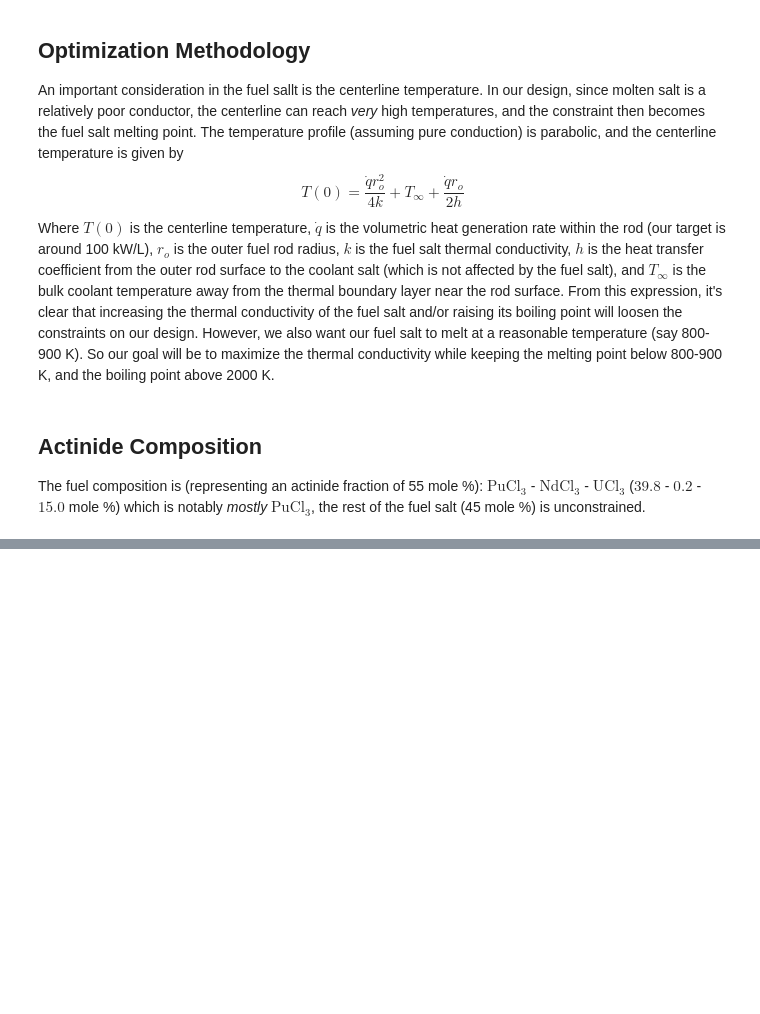
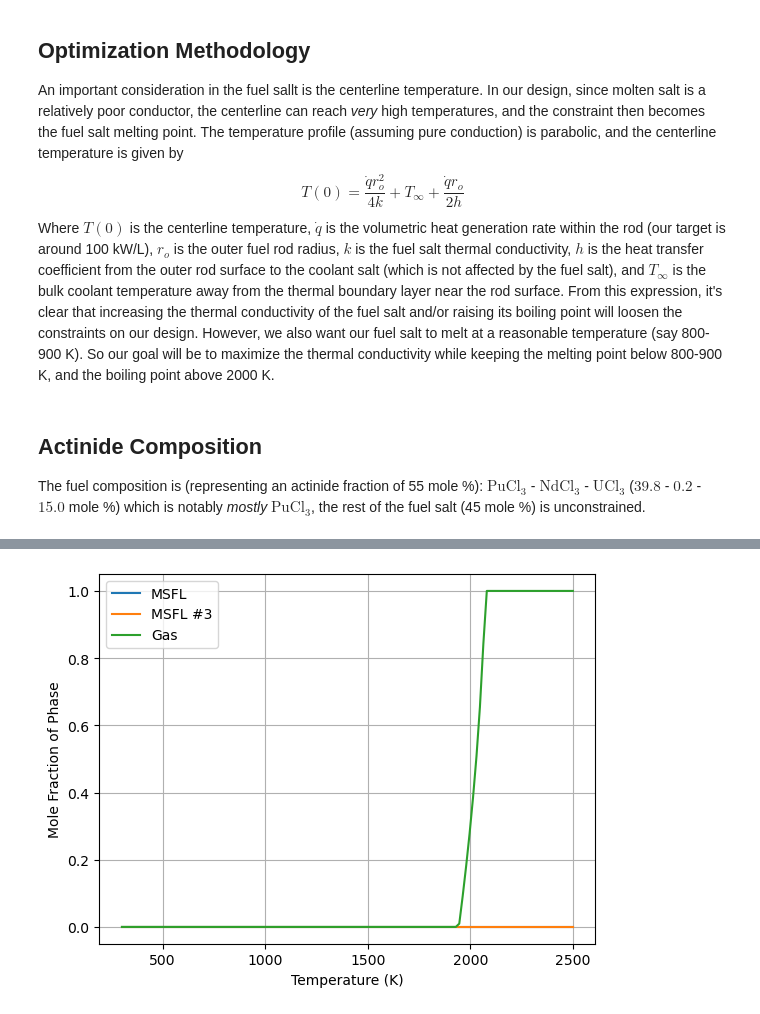
Before and after one commit to mlouis9/senior-design, a Jupyter notebook: saltOptimization/thermophysicalProperties/fuelOptimization.ipynb, the cells around one changed output, grey strips where cells are left out. Cells and saved outputs as stored; diff of their text form; code cells hidden in the pictures; blank space fills up the shorter version.

```diff
--- a/saltOptimization/thermophysicalProperties/fuelOptimization.ipynb
+++ b/saltOptimization/thermophysicalProperties/fuelOptimization.ipynb
@@ -131,0 +238,17 @@ NameError: name 'tta' is not defined
+# %%
+output = tta.thermoOut(output_path / output_name)
+temperatures = output.temperatures.values()
+mole_fraction_liquid = output.get_phase_fraction('MSCL')
+mole_fraction_liquid_3 = output.get_phase_fraction('MSCL#3')
+mole_fraction_gas = output.get_phase_fraction('gas_ideal')
+
+plt.plot(temperatures, np.array(mole_fraction_liquid) + np.array(mole_fraction_liquid_3), label='MSCL')
+plt.plot(temperatures, mole_fraction_liquid_3, label='MSCL #3')
+plt.plot(temperatures, mole_fraction_gas, label='Gas')
+plt.xlabel('Temperature (K)')
+plt.ylabel('Mole Fraction of Phase')
+plt.grid()
+plt.legend()
+plt.show()
+# %% [output]
+[figure, added]
```
Also changed, not shown: parts of 7 cells of this notebook, 33 other files.
